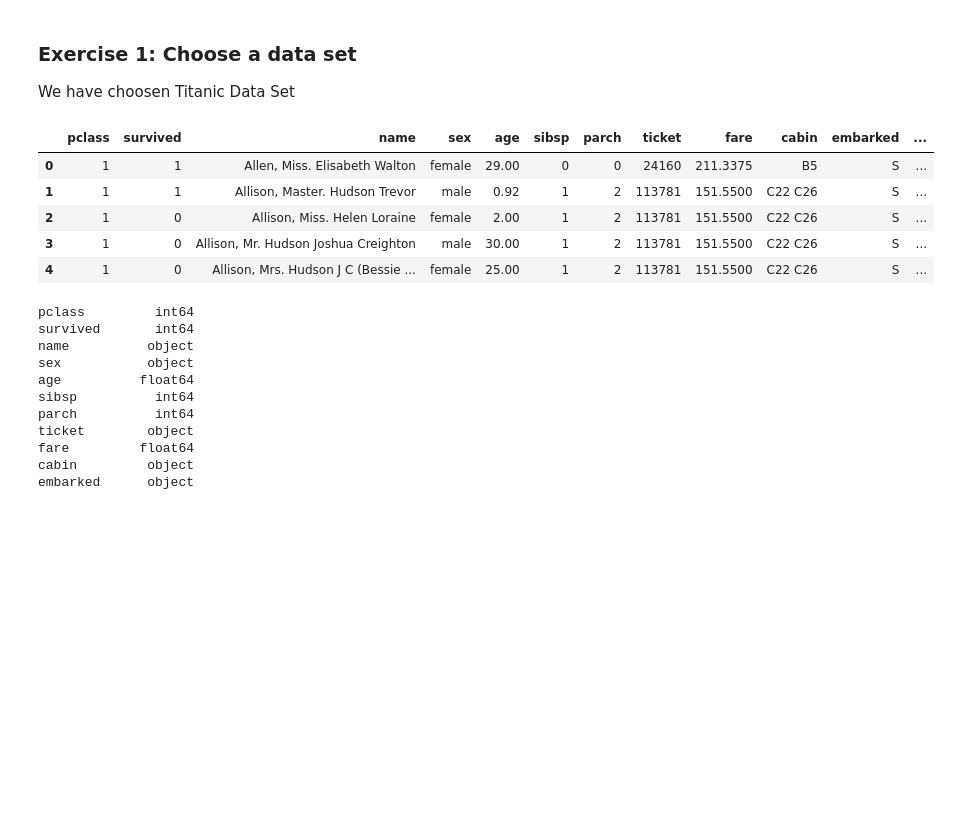
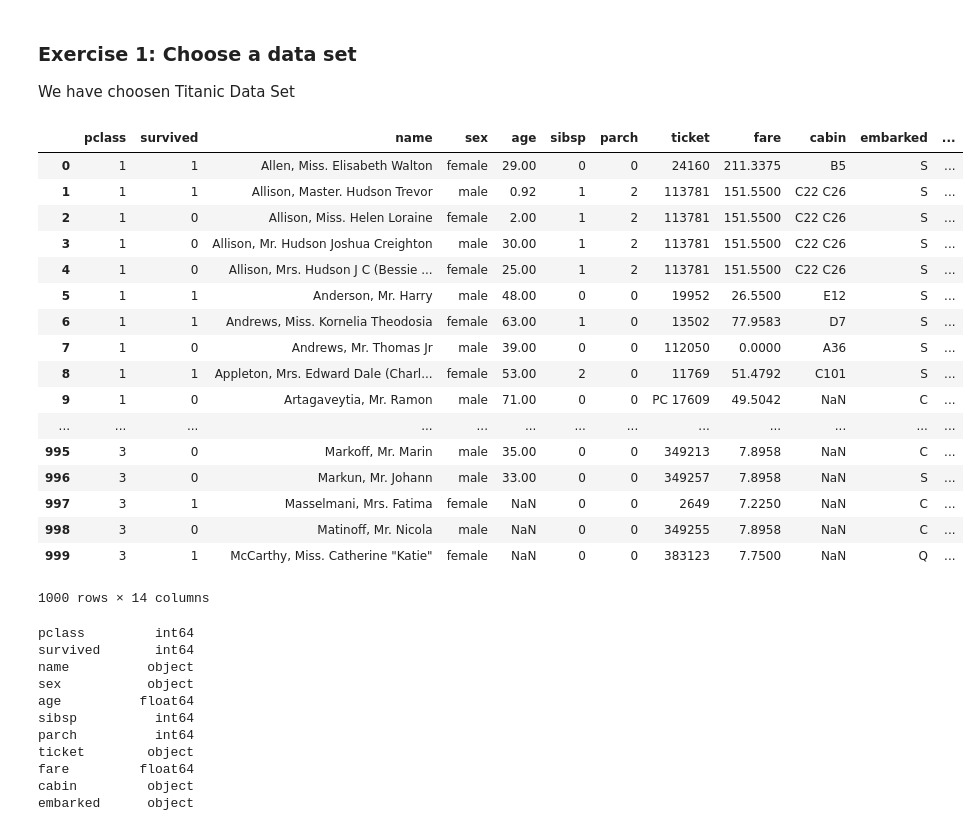
Before and after one commit to reddykumarmodam/datavisualization, a Jupyter notebook: Assignment2_Akhil-Reddy.ipynb, the cells around one changed output. Saved outputs shown, nothing was run; the diff lists cells and outputs as text; code cells hidden in the pictures; blank space fills up the shorter version.

```diff
--- a/Assignment2_Akhil-Reddy.ipynb
+++ b/Assignment2_Akhil-Reddy.ipynb
@@ -17,15 +17,27 @@ import pandas as pd
 # %%
 # read the csv file into a pandas dataframe and print the first lines of the table
 filename = "titanic3.csv"
 df = pd.read_csv( filename, header=0 )
-df.head()
+df.head(1000)
 # %% [output]
 |  | pclass | survived | name | sex | age | sibsp | parch | ticket | fare | cabin | embarked | ... |
 | 0 | 1 | 1 | Allen, Miss. Elisabeth Walton | female | 29.00 | 0 | 0 | 24160 | 211.3375 | B5 | S | ... |
 | 1 | 1 | 1 | Allison, Master. Hudson Trevor | male | 0.92 | 1 | 2 | 113781 | 151.5500 | C22 C26 | S | ... |
 | 2 | 1 | 0 | Allison, Miss. Helen Loraine | female | 2.00 | 1 | 2 | 113781 | 151.5500 | C22 C26 | S | ... |
 | 3 | 1 | 0 | Allison, Mr. Hudson Joshua Creighton | male | 30.00 | 1 | 2 | 113781 | 151.5500 | C22 C26 | S | ... |
 | 4 | 1 | 0 | Allison, Mrs. Hudson J C (Bessie ... | female | 25.00 | 1 | 2 | 113781 | 151.5500 | C22 C26 | S | ... |
+| 5 | 1 | 1 | Anderson, Mr. Harry | male | 48.00 | 0 | 0 | 19952 | 26.5500 | E12 | S | ... |
+| 6 | 1 | 1 | Andrews, Miss. Kornelia Theodosia | female | 63.00 | 1 | 0 | 13502 | 77.9583 | D7 | S | ... |
+| 7 | 1 | 0 | Andrews, Mr. Thomas Jr | male | 39.00 | 0 | 0 | 112050 | 0.0000 | A36 | S | ... |
+| 8 | 1 | 1 | Appleton, Mrs. Edward Dale (Charl... | female | 53.00 | 2 | 0 | 11769 | 51.4792 | C101 | S | ... |
+| 9 | 1 | 0 | Artagaveytia, Mr. Ramon | male | 71.00 | 0 | 0 | PC 17609 | 49.5042 | NaN | C | ... |
+| ... | ... | ... | ... | ... | ... | ... | ... | ... | ... | ... | ... | ... |
+| 995 | 3 | 0 | Markoff, Mr. Marin | male | 35.00 | 0 | 0 | 349213 | 7.8958 | NaN | C | ... |
+| 996 | 3 | 0 | Markun, Mr. Johann | male | 33.00 | 0 | 0 | 349257 | 7.8958 | NaN | S | ... |
+| 997 | 3 | 1 | Masselmani, Mrs. Fatima | female | NaN | 0 | 0 | 2649 | 7.2250 | NaN | C | ... |
+| 998 | 3 | 0 | Matinoff, Mr. Nicola | male | NaN | 0 | 0 | 349255 | 7.8958 | NaN | C | ... |
+| 999 | 3 | 1 | McCarthy, Miss. Catherine "Katie" | female | NaN | 0 | 0 | 383123 | 7.7500 | NaN | Q | ... |
+1000 rows × 14 columns
 # %%
 df.dtypes
 # %% [output]
```
Also changed, not shown: parts of 11 cells of this notebook.
